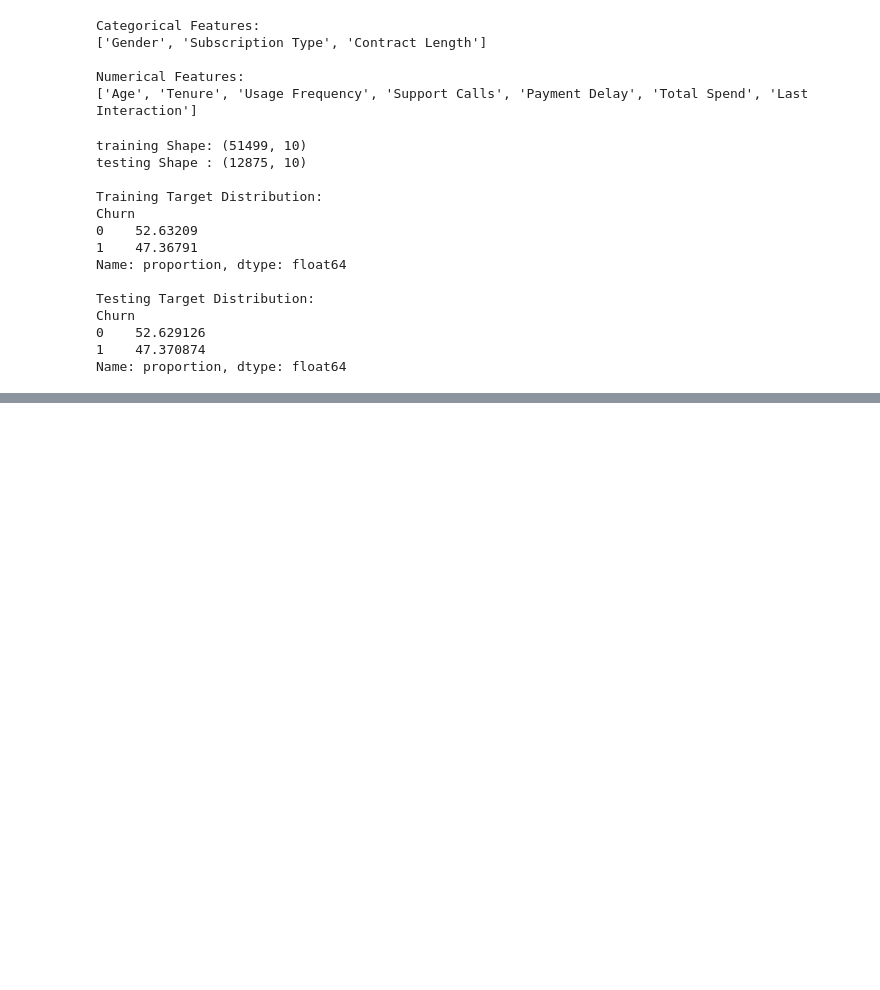
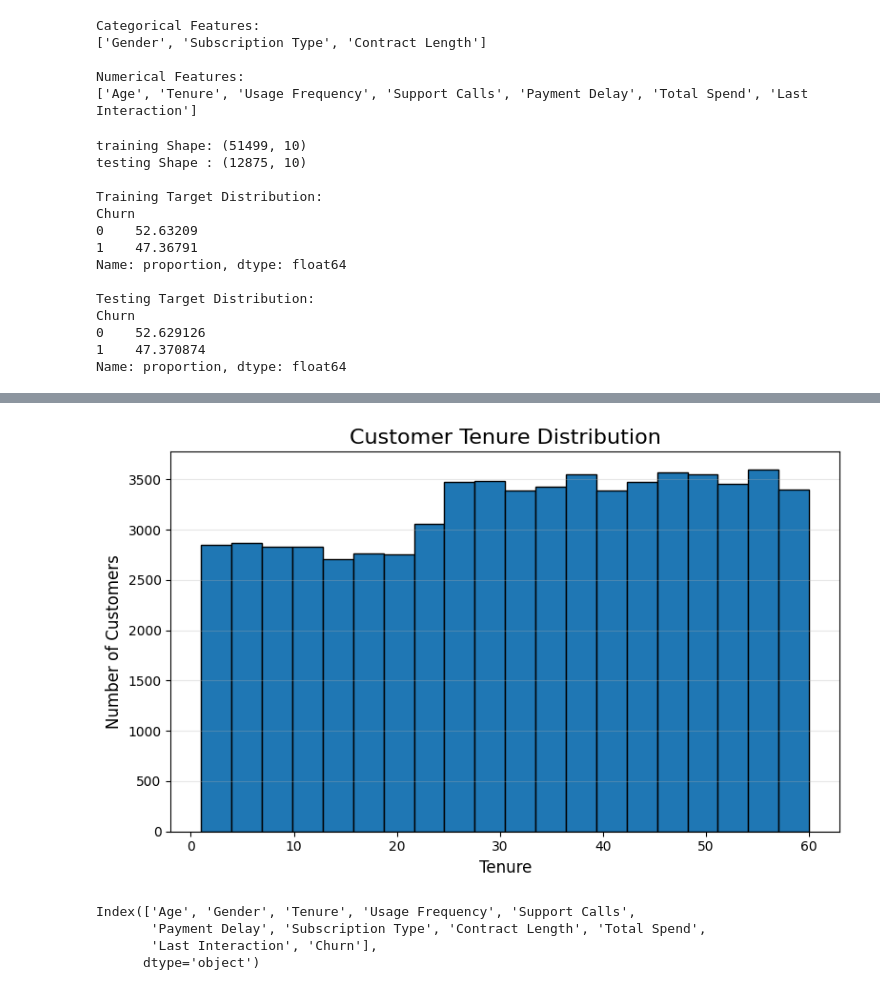
Before and after one commit to Antriksh1Tyagi/customer_churn_prediction, a Jupyter notebook: notebooks/train_model.ipynb, the cells around one changed output, grey strips where cells are left out. Cells and saved outputs as stored; diff of their text form; code cells hidden in the pictures; blank space fills up the shorter version.

```diff
--- a/notebooks/train_model.ipynb
+++ b/notebooks/train_model.ipynb
@@ -247,0 +334,24 @@ Name: proportion, dtype: float64
+# %%
+# Tenure distribution
+#Shows how long custo stay.
+#customers with  short tenure have higher churn.
+
+plt.figure(figsize=(8,5))
+
+plt.hist(df["Tenure"], bins=20, edgecolor="black")
+
+plt.title("Customer Tenure Distribution")
+plt.xlabel("Tenure")
+plt.ylabel("Number of Customers")
+plt.grid(axis="y", alpha=0.3)
+plt.tight_layout()
+plt.show()
+# %% [output]
+[figure, added]
+# %%
+df.columns
+# %% [output]
+Index(['Age', 'Gender', 'Tenure', 'Usage Frequency', 'Support Calls',
+       'Payment Delay', 'Subscription Type', 'Contract Length', 'Total Spend',
+       'Last Interaction', 'Churn'],
+      dtype='object')
```
Also changed, not shown: parts of 12 cells of this notebook.
